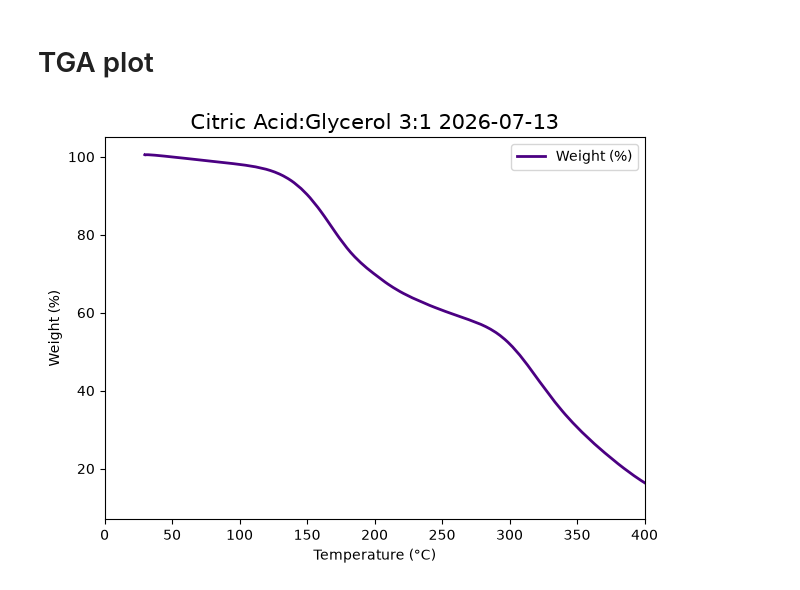
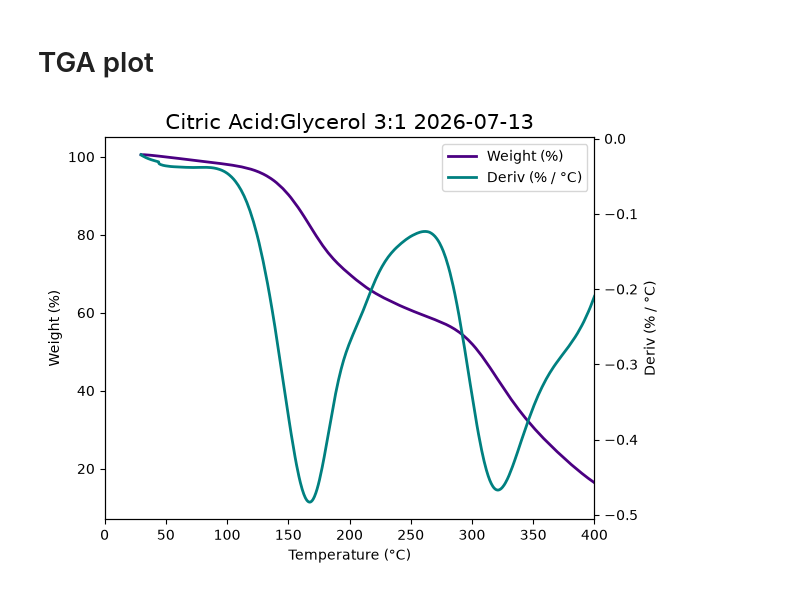
Before and after one commit to maurielle-noto/ionic-liquid-characterization, a Jupyter notebook: dataanalysis.ipynb, the cells around one changed output. Cells and saved outputs as stored; diff of their text form; code cells hidden in the pictures.

```diff
--- a/dataanalysis.ipynb
+++ b/dataanalysis.ipynb
@@ -9,14 +9,16 @@ import pandas as pd
 
 import pandas as pd
 
-tga_df = pd.read_excel('/Users/mauriellenoto/Desktop/seager/ionicliquids/isn/TGA/2026-07-13/2026-07-13-TGA-UAFW.xls',
-                       sheet_name="Ramp 10.00 °Cmin to 650.00 °C", header=1)
-cols = list(tga_df.columns)
+tga_df = pd.read_excel('/Users/mauriellenoto/Desktop/seager/ionicliquids/isn/DSC/2026-07-09/2026-07-09-DSC-UAFW.xls',
+                    #    sheet_name="Ramp 10.00 °Cmin to 650.00 °C",
+                       header=1)
+# cols = list(tga_df.columns)
+# print(cols)
 tga_df
 
 # print(type(cols))
-# sheets = list(tga_df.keys())
+sheets = list(tga_df.keys())
 
 # data = sheets[1:]
-# sheets
+sheets
 # %% [output]
@@ -111,30 +101,30 @@ data_df[100:]
 # %%
 import matplotlib.pyplot as plt
 
 data_cols = list(data_df.columns)
 
 y1 = "indigo"
 y2 = "teal"
 
 fig, ax1 = plt.subplots()
 
 weight_pct = ax1.plot(data_df[data_cols[1]], data_df[data_cols[3]], color = y1, lw = 2, label = data_cols[3])
 ax1.set_xlabel(data_cols[1])
 ax1.set_ylabel(data_cols[3])
 ax1.tick_params(axis='y')
 ax1.set_xlim(0,400)
 
-# ax2 = ax1.twinx()
+ax2 = ax1.twinx()
 
-# deriv = ax2.plot(data_df[data_cols[1]], data_df[data_cols[4]], color = y2, lw = 2, label = data_cols[4])
-# ax2.set_ylabel(data_cols[4])
-# ax2.tick_params(axis = 'y')
+deriv = ax2.plot(data_df[data_cols[1]], data_df[data_cols[4]], color = y2, lw = 2, label = data_cols[4])
+ax2.set_ylabel(data_cols[4])
+ax2.tick_params(axis = 'y')
 
 plt.title("Citric Acid:Glycerol 3:1 2026-07-13", fontsize=15)
 plt.legend(loc = "upper right", handles = [weight_pct[0],
-                                            # deriv[0]
+                                            deriv[0]
                                             ])
 plt.tight_layout()
 plt.show()
 # %% [output]
-[figure, old version]
+[figure, new version]
```
Also changed, not shown: parts of 1 cell of this notebook.
